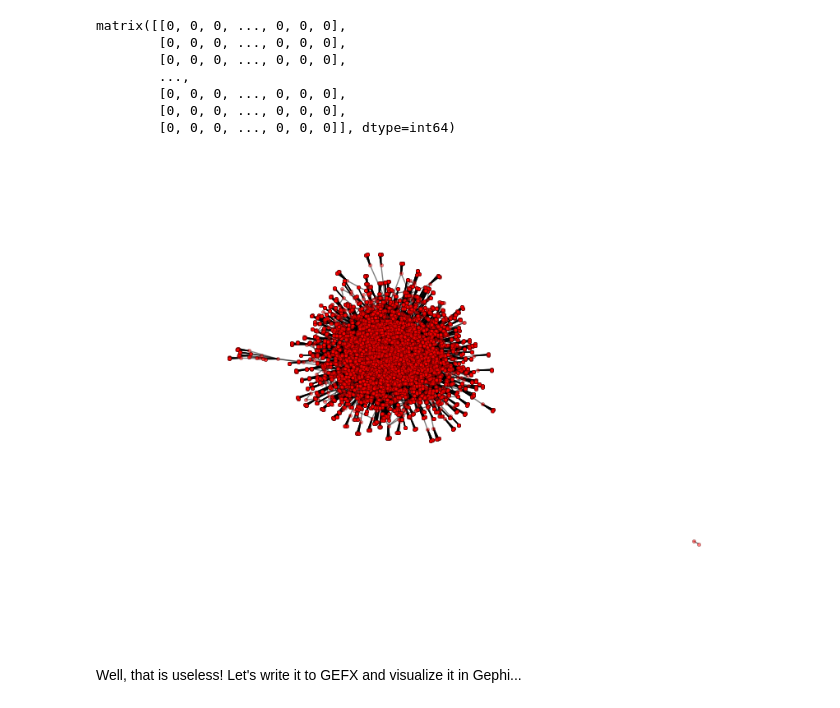
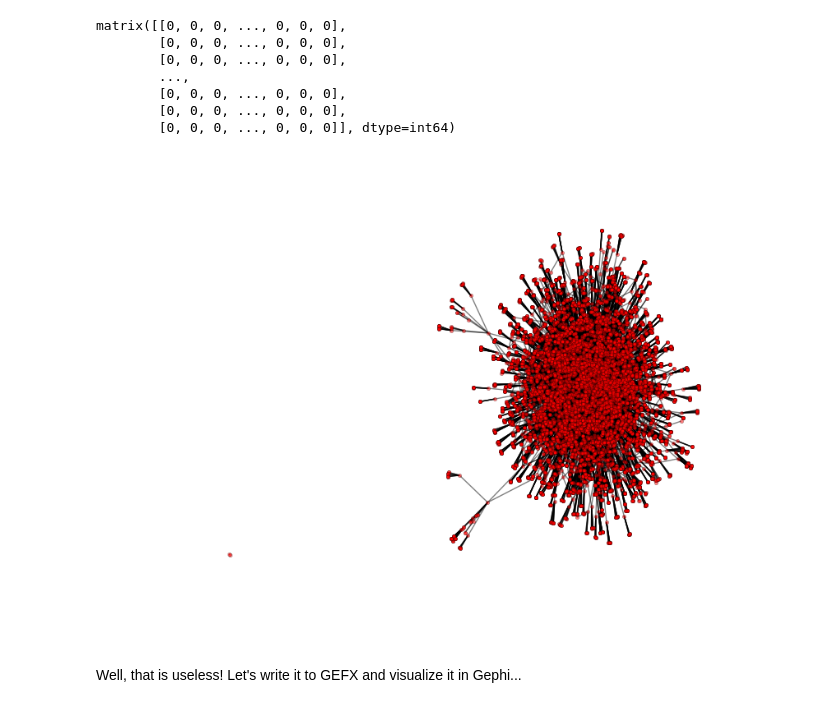
Before and after one commit to jrs33/Converse_Product_Launch, a Jupyter notebook: chuck_ii.ipynb, the cells around one changed output. Cells and saved outputs as stored; diff of their text form; code cells hidden in the pictures.

Commit message:
corrected the crosstab() function and recreated the graph

```diff
--- a/chuck_ii.ipynb
+++ b/chuck_ii.ipynb
@@ -592,8 +599,11 @@ network_df.head(10)
 | 9 | 15 | Bonkaz | Youngsoulcsg | 10694 | en |  | 161 | 11 | ... |
 # %%
 network_df.to_csv("chuck2_network_df.csv")
+# %%
+network_df = pd.read_csv("chuck2_network_df.csv", encoding = "ISO-8859-1")
 # %%
-network_adj_df = pd.crosstab(network_df.being_followed, network_df.followed_by)
+# Order matters for the crosstab() function!
+network_adj_df = pd.crosstab(network_df.followed_by, network_df.being_followed)
 idx = network_adj_df.columns.union(network_adj_df.index)
 network_adj_df = network_adj_df.reindex(index = idx, columns = idx, fill_value = 0)
 network_adj_df.shape
@@ -624,11 +656,11 @@ matrix([[0, 0, 0, ..., 0, 0, 0],
 # %%
 # Potential Influence Network
 G = nx.from_numpy_matrix(adj_mat_followers)
-nx.draw(G, alpha=.5, node_size=10, ed)
+nx.draw(G, alpha=.5, node_size=10)
 plt.show()
-plt.savefig("chuck2_potential_influence_graph.pdf", dpi=1000)b
+plt.savefig("chuck2_potential_influence_graph.pdf", dpi=1000)
 # %% [output]
-[figure, old version]
+[figure, new version]
 # %% [markdown]
 Well, that is useless!  Let's write it to GEFX and visualize it in Gephi...
 # %%
```
Also changed, not shown: parts of 5 cells of this notebook, 1 other file.
